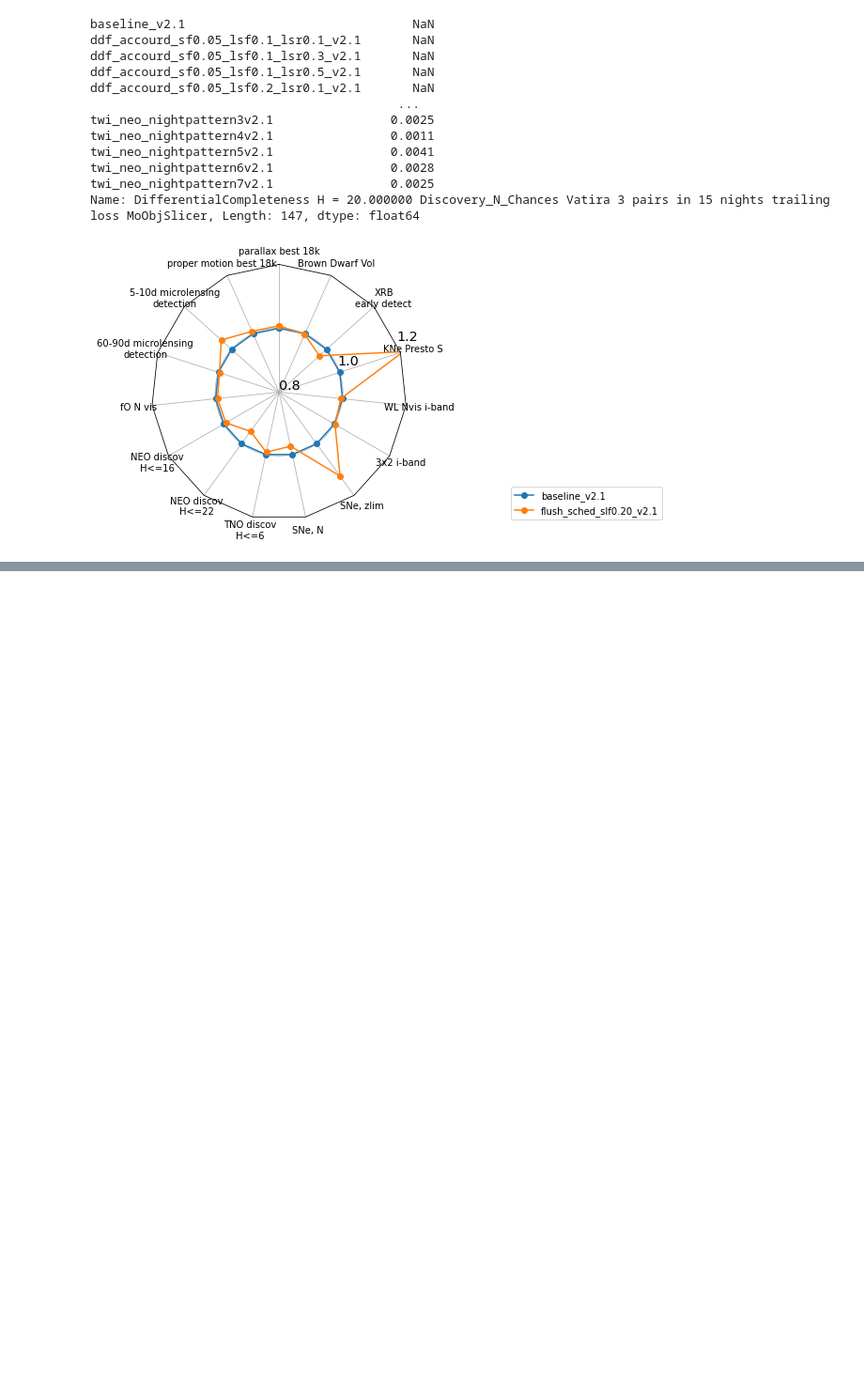
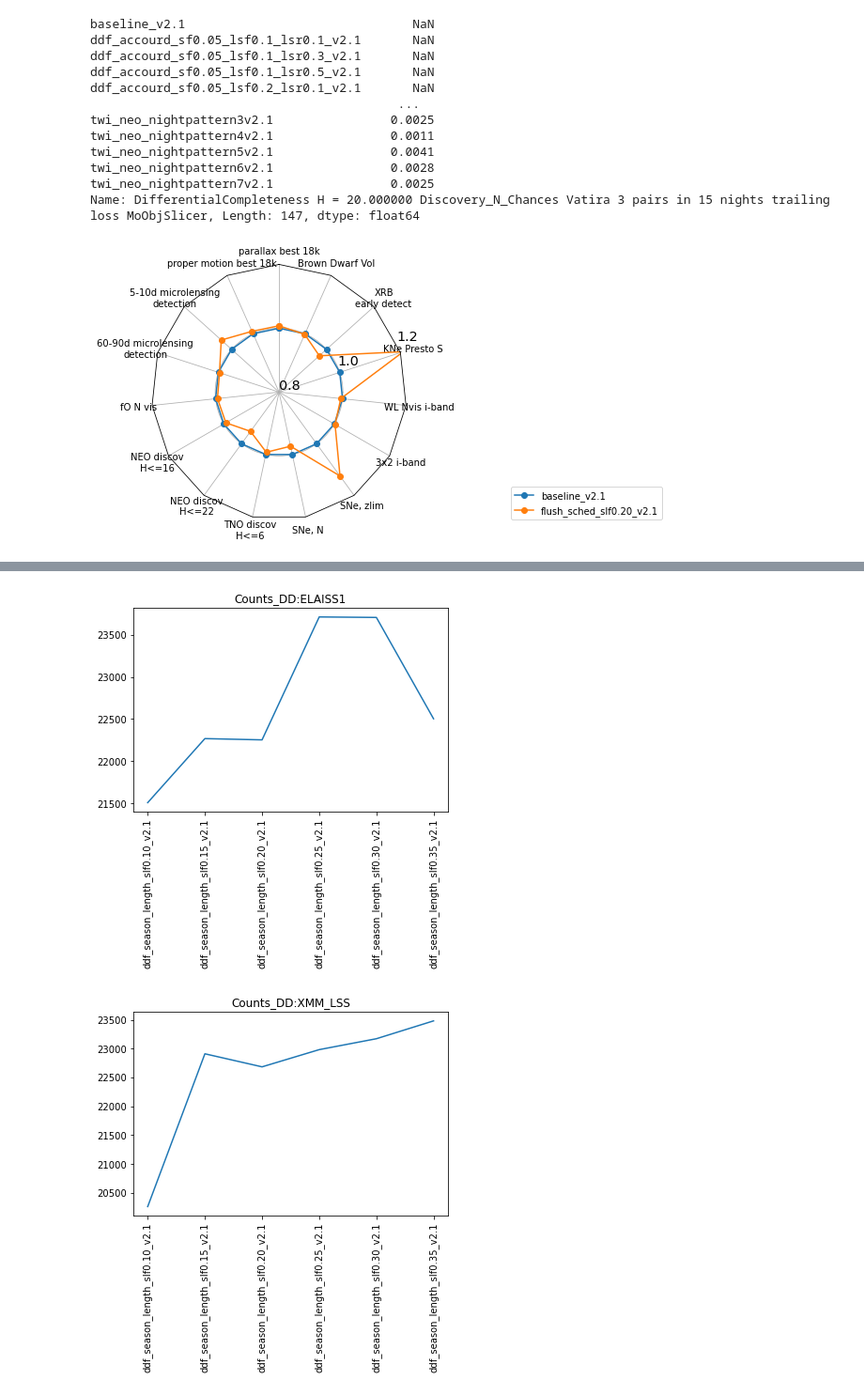
Before and after one commit to lsst-sims/smtn-017, a Jupyter notebook: plots/v21.ipynb, the cells around one changed output, grey strips where cells are left out. Shown at 94% size. Cells and saved outputs as stored; diff of their text form; code cells hidden in the pictures; blank space fills up the shorter version.

```diff
--- a/plots/v21.ipynb
+++ b/plots/v21.ipynb
@@ -736,0 +745,3 @@ data.loc[runs]
+# %%
+names = [col for col in df.columns if 'Counts_DD:' in col]
+names
@@ -736,0 +766,9 @@ data.loc[runs]
+# %%
+for name in names:
+    fig, ax = plt.subplots()
+    ax.plot(df[name].loc[runs])
+    ack = ax.tick_params('x',  rotation=90)
+    ax.set_title(name)
+# %% [output]
+[figure, added]
+[figure, added]
```
Also changed, not shown: parts of 7 cells of this notebook, 9 other files.
